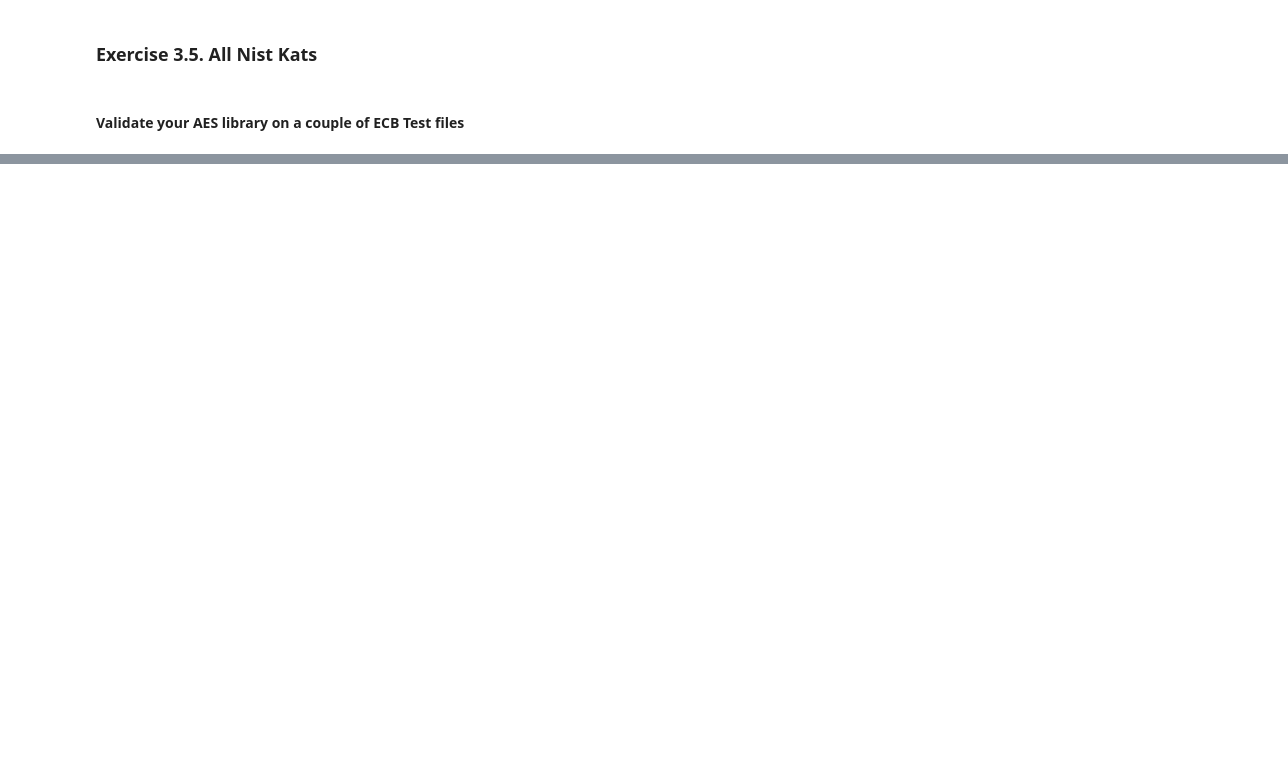
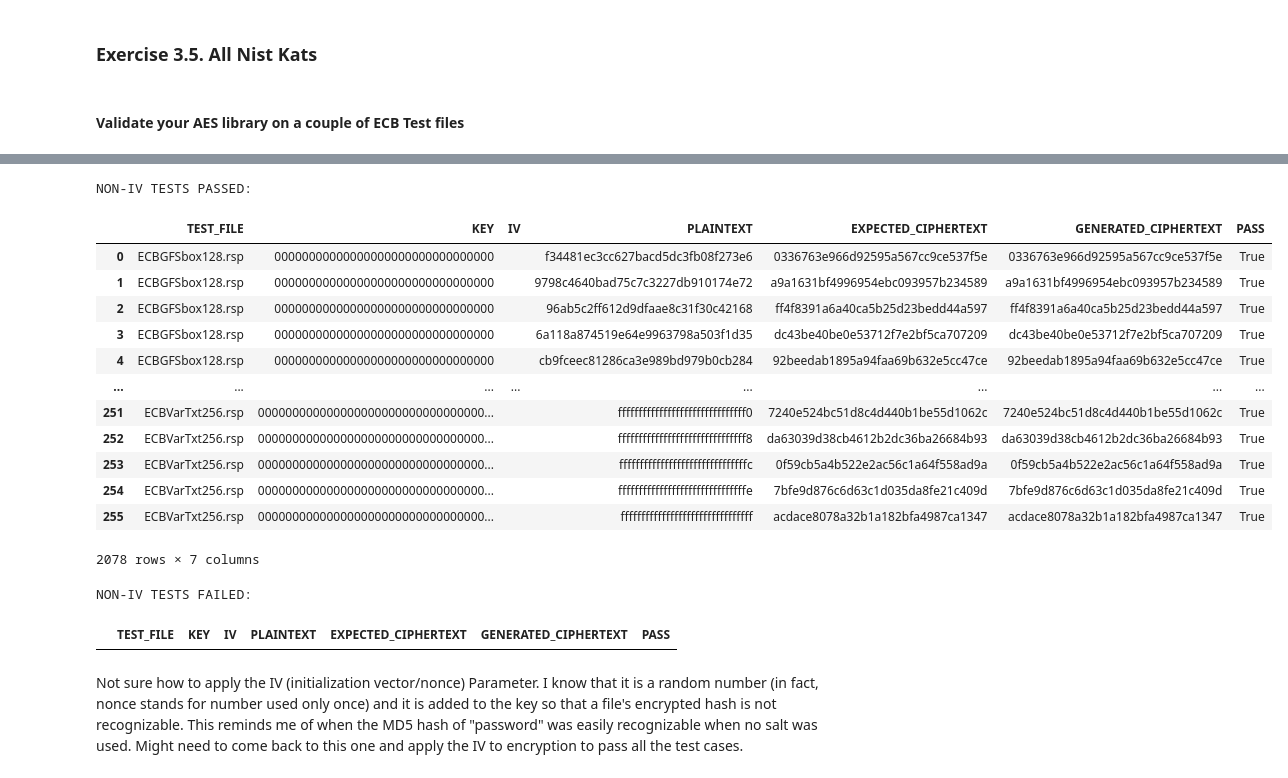
Before and after one commit to williamrhayes/PracticalCryptographyInPython, a Jupyter notebook: Practical Cryptography in Python.ipynb, the cells around one changed output, grey strips where cells are left out. Drawn from its saved outputs; the diff is of its cells as text; code cells hidden in the pictures; blank space fills up the shorter version.

```diff
--- a/Practical Cryptography in Python.ipynb
+++ b/Practical Cryptography in Python.ipynb
@@ -1327,0 +1352,26 @@ test_df
+# %%
+print("NON-IV TESTS PASSED:")
+test_df[(test_df['IV'] == '') & (test_df['PASS'] == True)]
+# %% [output]
+NON-IV TESTS PASSED:
+|  | TEST_FILE | KEY | IV | PLAINTEXT | EXPECTED_CIPHERTEXT | GENERATED_CIPHERTEXT | PASS |
+| 0 | ECBGFSbox128.rsp | 00000000000000000000000000000000 |  | f34481ec3cc627bacd5dc3fb08f273e6 | 0336763e966d92595a567cc9ce537f5e | 0336763e966d92595a567cc9ce537f5e | True |
+| 1 | ECBGFSbox128.rsp | 00000000000000000000000000000000 |  | 9798c4640bad75c7c3227db910174e72 | a9a1631bf4996954ebc093957b234589 | a9a1631bf4996954ebc093957b234589 | True |
+| 2 | ECBGFSbox128.rsp | 00000000000000000000000000000000 |  | 96ab5c2ff612d9dfaae8c31f30c42168 | ff4f8391a6a40ca5b25d23bedd44a597 | ff4f8391a6a40ca5b25d23bedd44a597 | True |
+| 3 | ECBGFSbox128.rsp | 00000000000000000000000000000000 |  | 6a118a874519e64e9963798a503f1d35 | dc43be40be0e53712f7e2bf5ca707209 | dc43be40be0e53712f7e2bf5ca707209 | True |
+| 4 | ECBGFSbox128.rsp | 00000000000000000000000000000000 |  | cb9fceec81286ca3e989bd979b0cb284 | 92beedab1895a94faa69b632e5cc47ce | 92beedab1895a94faa69b632e5cc47ce | True |
+| ... | ... | ... | ... | ... | ... | ... | ... |
+| 251 | ECBVarTxt256.rsp | 000000000000000000000000000000000... |  | fffffffffffffffffffffffffffffff0 | 7240e524bc51d8c4d440b1be55d1062c | 7240e524bc51d8c4d440b1be55d1062c | True |
+| 252 | ECBVarTxt256.rsp | 000000000000000000000000000000000... |  | fffffffffffffffffffffffffffffff8 | da63039d38cb4612b2dc36ba26684b93 | da63039d38cb4612b2dc36ba26684b93 | True |
+| 253 | ECBVarTxt256.rsp | 000000000000000000000000000000000... |  | fffffffffffffffffffffffffffffffc | 0f59cb5a4b522e2ac56c1a64f558ad9a | 0f59cb5a4b522e2ac56c1a64f558ad9a | True |
+| 254 | ECBVarTxt256.rsp | 000000000000000000000000000000000... |  | fffffffffffffffffffffffffffffffe | 7bfe9d876c6d63c1d035da8fe21c409d | 7bfe9d876c6d63c1d035da8fe21c409d | True |
+| 255 | ECBVarTxt256.rsp | 000000000000000000000000000000000... |  | ffffffffffffffffffffffffffffffff | acdace8078a32b1a182bfa4987ca1347 | acdace8078a32b1a182bfa4987ca1347 | True |
+2078 rows × 7 columns
+# %%
+print("NON-IV TESTS FAILED:")
+test_df[(test_df['IV'].isna()) & (test_df['PASS'] == False)]
+# %% [output]
+NON-IV TESTS FAILED:
+|  | TEST_FILE | KEY | IV | PLAINTEXT | EXPECTED_CIPHERTEXT | GENERATED_CIPHERTEXT | PASS |
+# %% [markdown]
+Not sure how to apply the IV (initialization vector/nonce) Parameter. I know that it is a random number (in fact, nonce stands for number used only once) and it is added to the key so that a file's encrypted hash is not recognizable. This reminds me of when the MD5 hash of "password" was easily recognizable when no salt was used. Might need to come back to this one and apply the IV to encryption to pass all the test cases.
```
Also changed, not shown: parts of 32 cells of this notebook.
